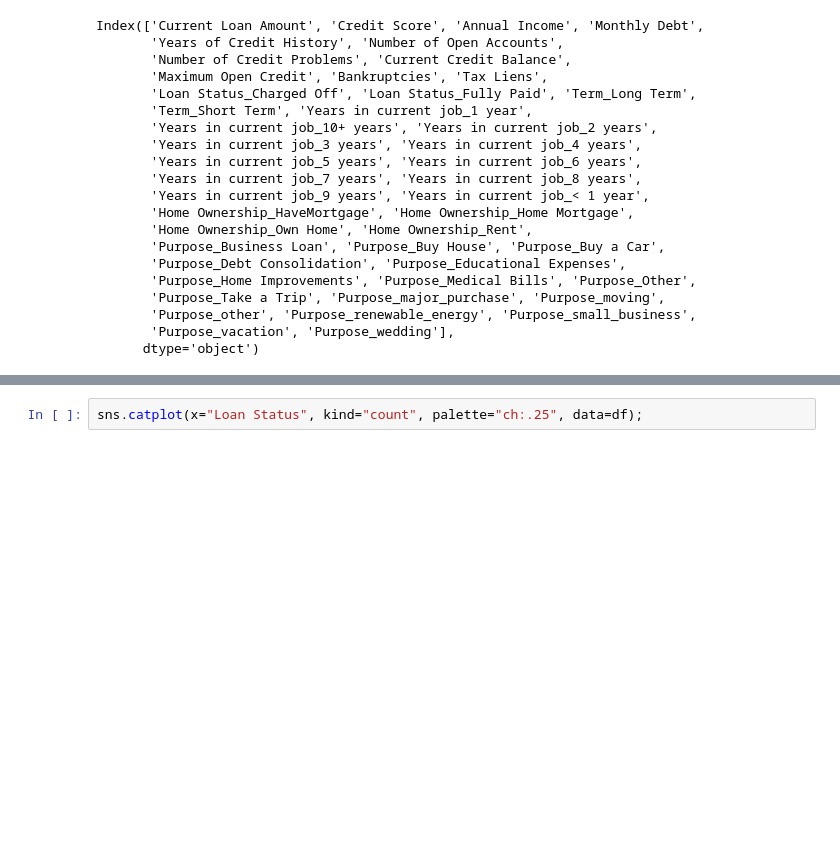
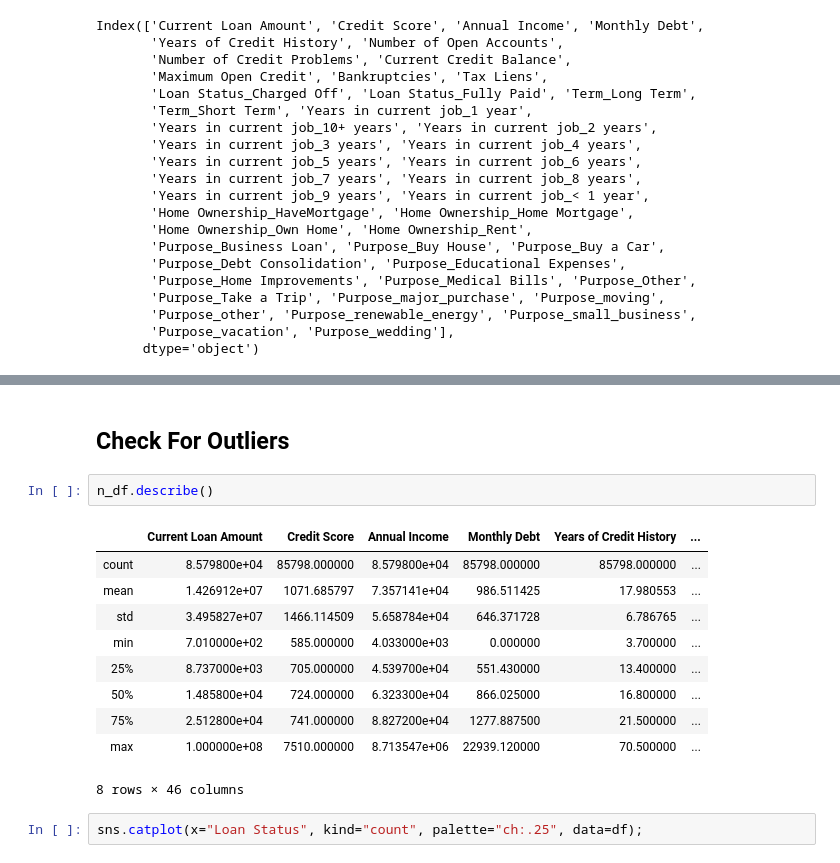
Before and after one commit to divaymohan/credit_score_modeling, a Jupyter notebook: NoteBook.ipynb, the cells around one changed output, grey strips where cells are left out. Cells and saved outputs as stored; diff of their text form; blank space fills up the shorter version.

```diff
--- a/NoteBook.ipynb
+++ b/NoteBook.ipynb
@@ -325,3 +316,18 @@ array(['Debt Consolidation', 'Home Improvements', 'other',
+# %% [markdown]
+## Check For Outliers
+# %%
+n_df.describe()
+# %% [output]
+|  | Current Loan Amount | Credit Score | Annual Income | Monthly Debt | Years of Credit History | ... |
+| count | 8.579800e+04 | 85798.000000 | 8.579800e+04 | 85798.000000 | 85798.000000 | ... |
+| mean | 1.426912e+07 | 1071.685797 | 7.357141e+04 | 986.511425 | 17.980553 | ... |
+| std | 3.495827e+07 | 1466.114509 | 5.658784e+04 | 646.371728 | 6.786765 | ... |
+| min | 7.010000e+02 | 585.000000 | 4.033000e+03 | 0.000000 | 3.700000 | ... |
+| 25% | 8.737000e+03 | 705.000000 | 4.539700e+04 | 551.430000 | 13.400000 | ... |
+| 50% | 1.485800e+04 | 724.000000 | 6.323300e+04 | 866.025000 | 16.800000 | ... |
+| 75% | 2.512800e+04 | 741.000000 | 8.827200e+04 | 1277.887500 | 21.500000 | ... |
+| max | 1.000000e+08 | 7510.000000 | 8.713547e+06 | 22939.120000 | 70.500000 | ... |
+8 rows × 46 columns
 # %%
 sns.catplot(x="Loan Status", kind="count", palette="ch:.25", data=df);
 # %% [output]
```
Also changed, not shown: parts of 4 cells of this notebook.
